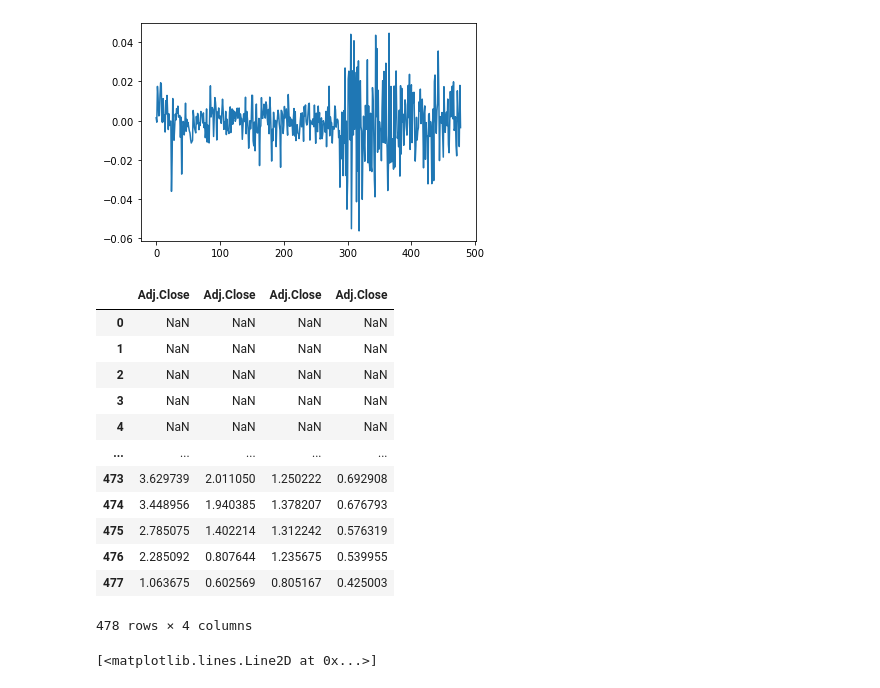
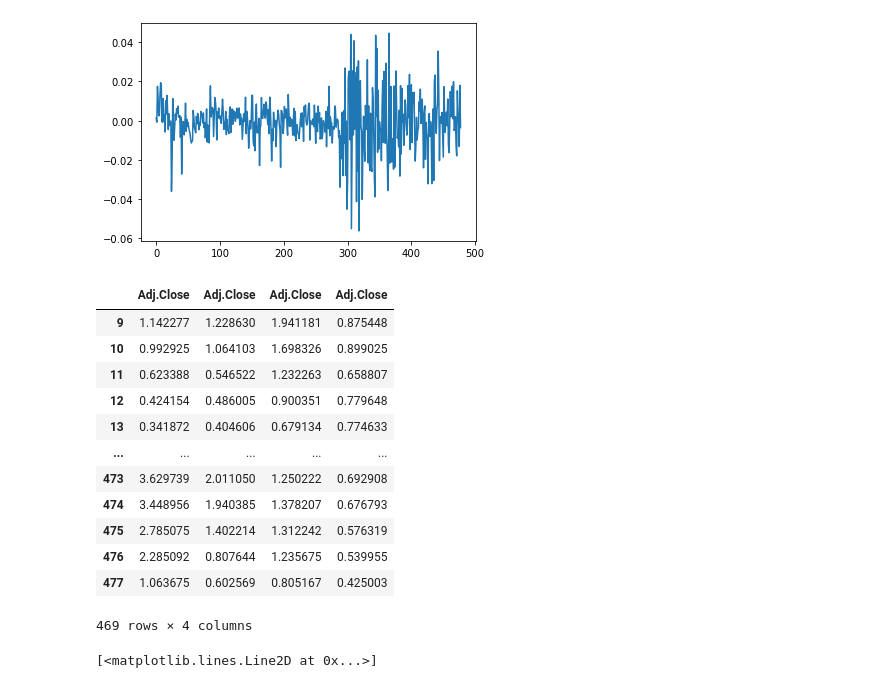
Before and after one commit to kevintrng/ktnDatpyMidterm, a Jupyter notebook: Midterm.ipynb, the cells around one changed output. Saved outputs shown, nothing was run; the diff lists cells and outputs as text; code cells hidden in the pictures.

```diff
--- a/Midterm.ipynb
+++ b/Midterm.ipynb
@@ -195,21 +165,21 @@ np.log(pd.to_numeric(dataseries[pd.Series(logretsmax).idxmax()]['Close'])/pd.to_
 <AxesSubplot:>
 [figure]
 # %%
-pd.concat([dataseries[i]['Adj.Close'].rolling(10).std() for i in range(4)], axis = 1).drop(478)
+pd.concat([dataseries[i]['Adj.Close'].rolling(10).std() for i in range(4)], axis = 1).drop([0,1,2,3,4,5,6,7,8,478])
 # %% [output]
 |  | Adj.Close | Adj.Close | Adj.Close | Adj.Close |
-| 0 | NaN | NaN | NaN | NaN |
-| 1 | NaN | NaN | NaN | NaN |
-| 2 | NaN | NaN | NaN | NaN |
-| 3 | NaN | NaN | NaN | NaN |
-| 4 | NaN | NaN | NaN | NaN |
+| 9 | 1.142277 | 1.228630 | 1.941181 | 0.875448 |
+| 10 | 0.992925 | 1.064103 | 1.698326 | 0.899025 |
+| 11 | 0.623388 | 0.546522 | 1.232263 | 0.658807 |
+| 12 | 0.424154 | 0.486005 | 0.900351 | 0.779648 |
+| 13 | 0.341872 | 0.404606 | 0.679134 | 0.774633 |
 | ... | ... | ... | ... | ... |
 | 473 | 3.629739 | 2.011050 | 1.250222 | 0.692908 |
 | 474 | 3.448956 | 1.940385 | 1.378207 | 0.676793 |
 | 475 | 2.785075 | 1.402214 | 1.312242 | 0.576319 |
 | 476 | 2.285092 | 0.807644 | 1.235675 | 0.539955 |
 | 477 | 1.063675 | 0.602569 | 0.805167 | 0.425003 |
-478 rows × 4 columns
+469 rows × 4 columns
 # %%
 adjprices = pd.concat([dataseries[i]['Adj.Close'] for i in range(4)], axis = 1)
 adjprices.columns = ['WPP','RIO','MNG','AAL']
```
Also changed, not shown: parts of 10 cells of this notebook.
